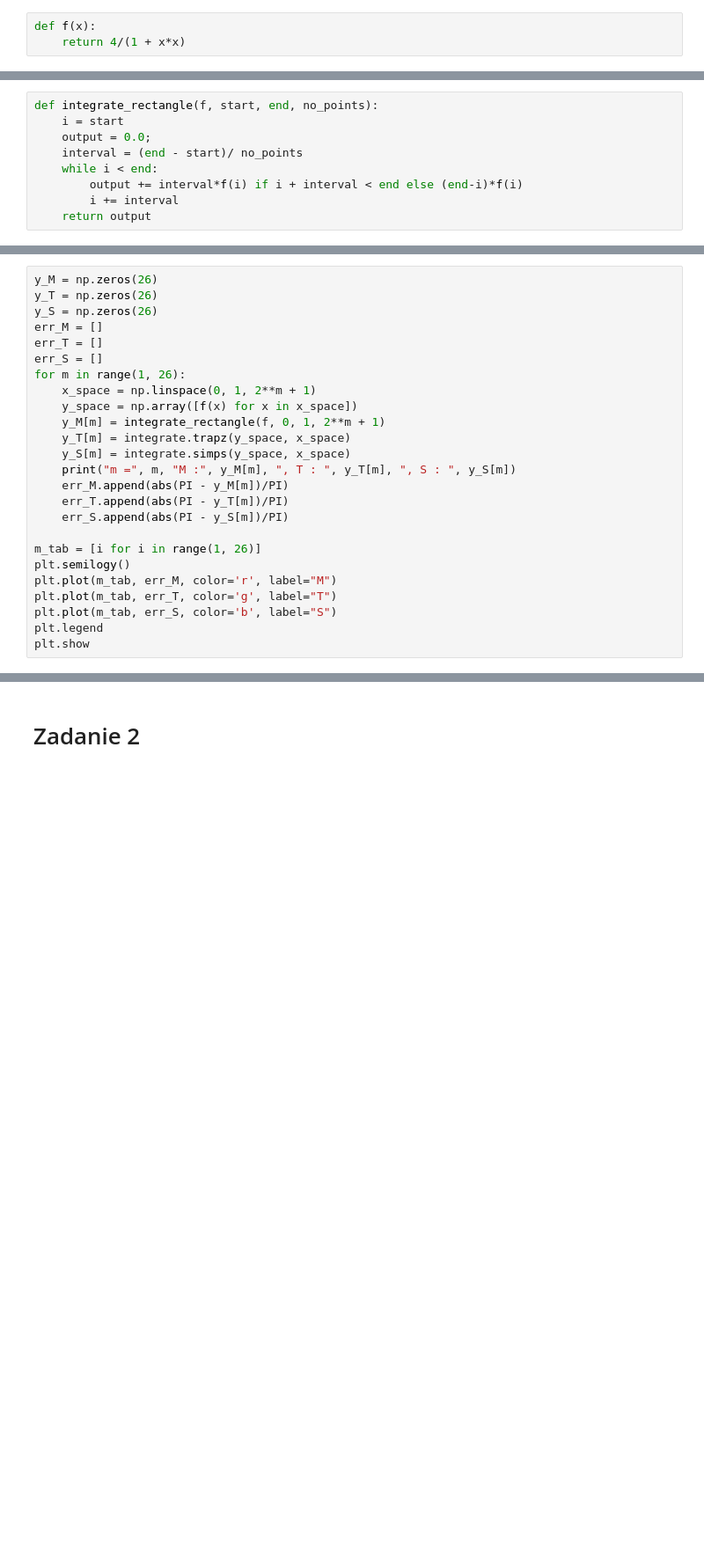
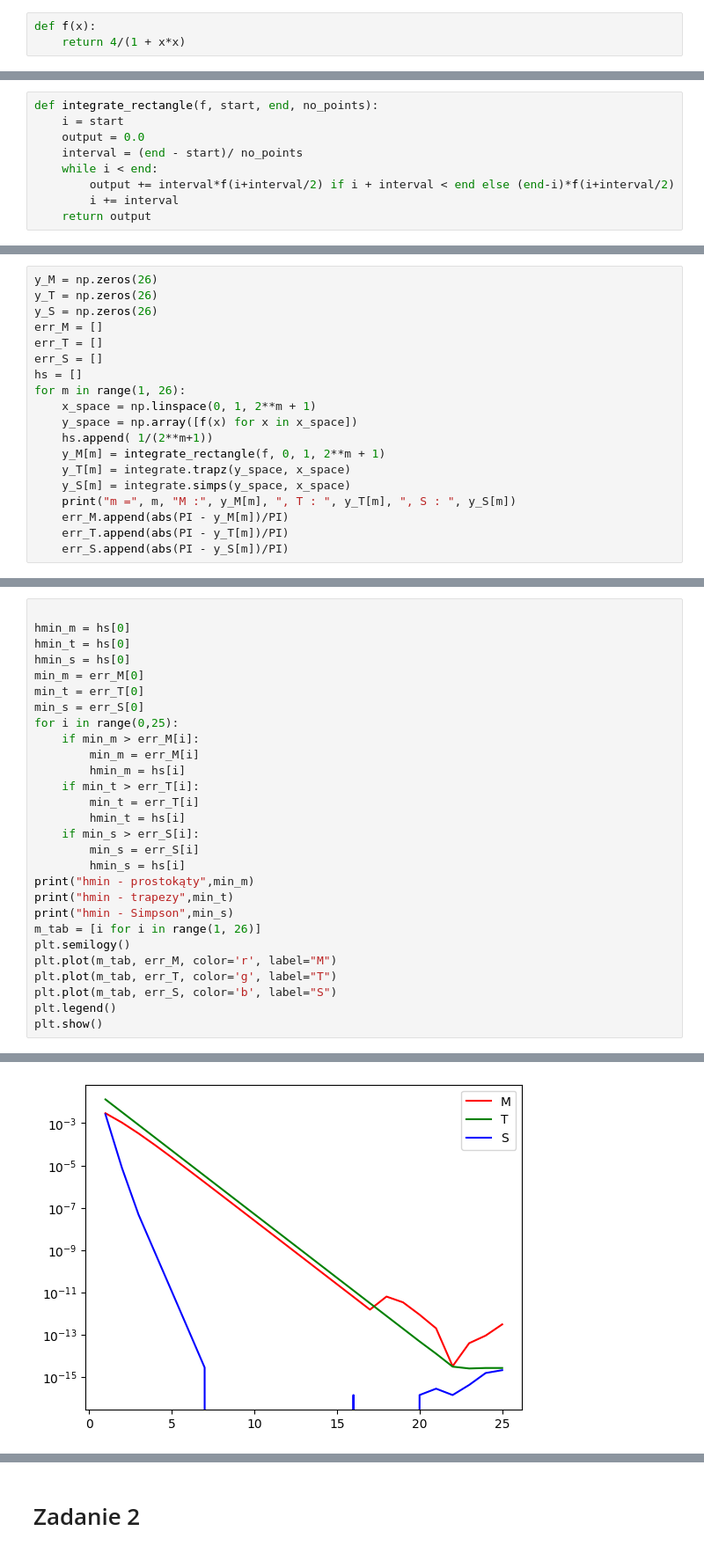
Before and after one commit to kpiotr6/MOWNIT, a Jupyter notebook: L6/laboratorium6.ipynb, the cells around one changed output, grey strips where cells are left out. Shown at 88% size. Cells and saved outputs as stored; diff of their text form; blank space fills up the shorter version.

```diff
--- a/L6/laboratorium6.ipynb
+++ b/L6/laboratorium6.ipynb
@@ -9,9 +21,9 @@ def f(x):
 # %%
 def integrate_rectangle(f, start, end, no_points):
     i = start
-    output = 0.0;
+    output = 0.0
     interval = (end - start)/ no_points
     while i < end:
-        output += interval*f(i) if i + interval < end else (end-i)*f(i)
+        output += interval*f(i+interval/2) if i + interval < end else (end-i)*f(i+interval/2)
         i += interval
     return output
@@ -22,9 +36,11 @@ y_S = np.zeros(26)
 err_M = []
 err_T = []
 err_S = []
+hs = []
 for m in range(1, 26):
     x_space = np.linspace(0, 1, 2**m + 1)
     y_space = np.array([f(x) for x in x_space])
+    hs.append( 1/(2**m+1))
     y_M[m] = integrate_rectangle(f, 0, 1, 2**m + 1)
     y_T[m] = integrate.trapz(y_space, x_space)
     y_S[m] = integrate.simps(y_space, x_space)
@@ -32,12 +48,4 @@ for m in range(1, 26):
     err_M.append(abs(PI - y_M[m])/PI)
     err_T.append(abs(PI - y_T[m])/PI)
     err_S.append(abs(PI - y_S[m])/PI)
-
-m_tab = [i for i in range(1, 26)]
-plt.semilogy()
-plt.plot(m_tab, err_M, color='r', label="M")
-plt.plot(m_tab, err_T, color='g', label="T")
-plt.plot(m_tab, err_S, color='b', label="S")
-plt.legend
-plt.show
 # %% [output]
@@ -62,0 +71,29 @@ m = 25 M : 3.1415926833917687 , T :  3.1415926535898016 , S :  3.141592653589786
+# %%
+
+hmin_m = hs[0]
+hmin_t = hs[0]
+hmin_s = hs[0]
+min_m = err_M[0]
+min_t = err_T[0]
+min_s = err_S[0]
+for i in range(0,25):
+    if min_m > err_M[i]:
+        min_m = err_M[i]
+        hmin_m = hs[i]
+    if min_t > err_T[i]:
+        min_t = err_T[i]
+        hmin_t = hs[i]
+    if min_s > err_S[i]:
+        min_s = err_S[i]
+        hmin_s = hs[i]
+print("hmin - prostokąty",min_m)
+print("hmin - trapezy",min_t)
+print("hmin - Simpson",min_s)
+m_tab = [i for i in range(1, 26)]
+plt.semilogy()
+plt.plot(m_tab, err_M, color='r', label="M")
+plt.plot(m_tab, err_T, color='g', label="T")
+plt.plot(m_tab, err_S, color='b', label="S")
+plt.legend()
+plt.show()
+# %% [output]
@@ -62,0 +103 @@ m = 25 M : 3.1415926833917687 , T :  3.1415926535898016 , S :  3.141592653589786
+[figure, added]
```
Also changed, not shown: parts of 16 cells of this notebook, 2 other files.
